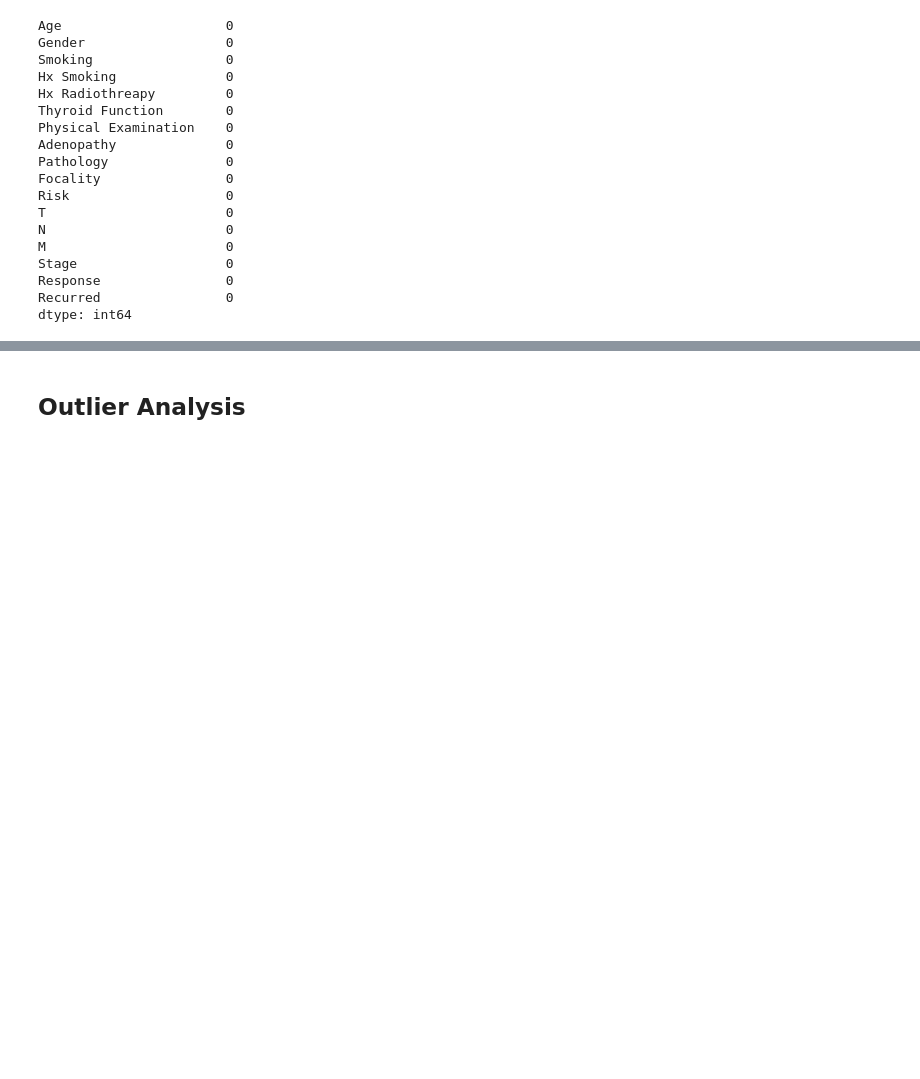
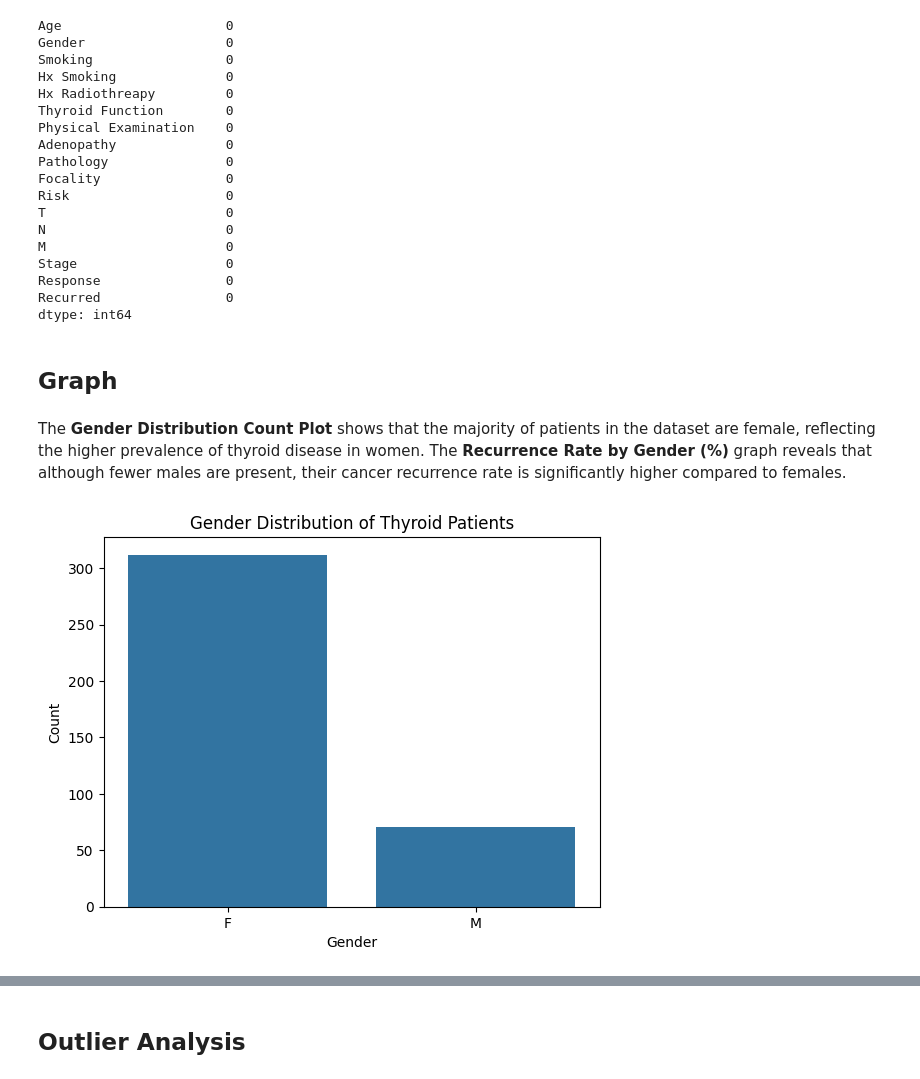
Before and after one commit to maishatabassum932/Thyroid-Diseases-Detection, a Jupyter notebook: Thyroid_prediction.ipynb, the cells around one changed output, grey strips where cells are left out. Cells and saved outputs as stored; diff of their text form; code cells hidden in the pictures; blank space fills up the shorter version.

```diff
--- a/Thyroid_prediction.ipynb
+++ b/Thyroid_prediction.ipynb
@@ -110,3 +110,19 @@ Stage                   0
 Response                0
 Recurred                0
 dtype: int64
+# %% [markdown]
+## Graph
+# %% [markdown]
+
+The **Gender Distribution Count Plot** shows that the majority of patients in the dataset are female, reflecting the higher prevalence of thyroid disease in women.
+The **Recurrence Rate by Gender (%)** graph reveals that although fewer males are present, their cancer recurrence rate is significantly higher compared to females.
+# %%
+#Gender Distribution Count Plot
+
+sns.countplot(data=th, x='Gender')
+plt.title('Gender Distribution of Thyroid Patients')
+plt.xlabel('Gender')
+plt.ylabel('Count')
+plt.show()
+# %% [output]
+[figure, added]
```
Also changed, not shown: parts of 10 cells of this notebook.
